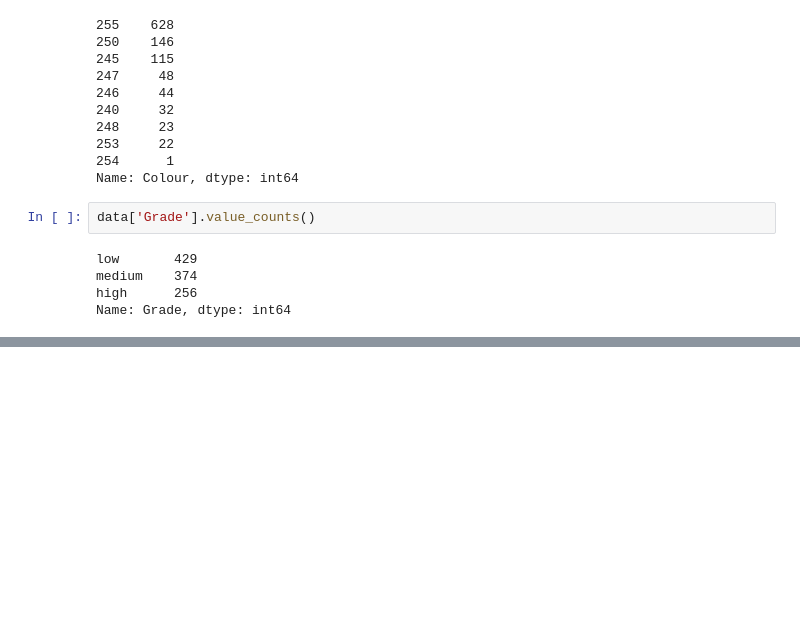
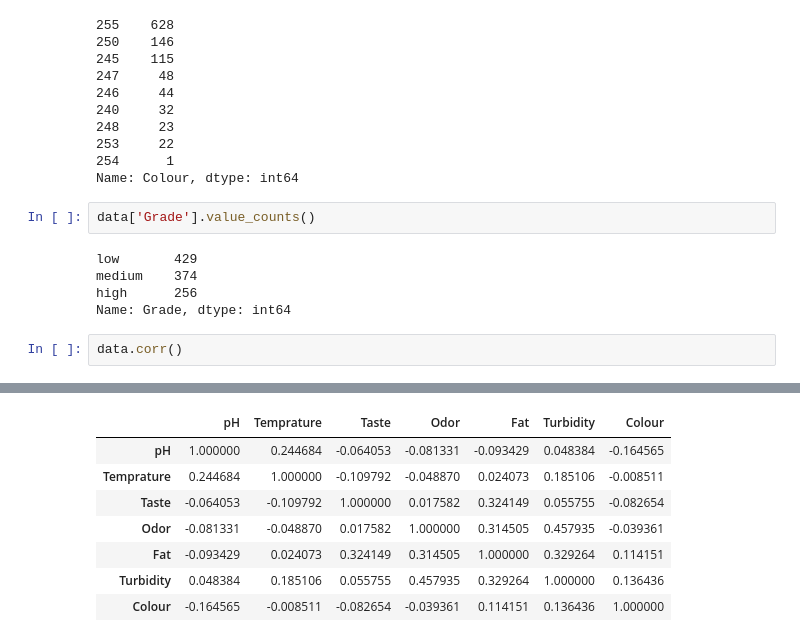
Before and after one commit to nadeap/Machine-Learning, a Jupyter notebook: Milk Quality Prediction/analisis.ipynb, the cells around one changed output, grey strips where cells are left out. Drawn from its saved outputs; the diff is of its cells as text; blank space fills up the shorter version.

```diff
--- a/Milk Quality Prediction/analisis.ipynb
+++ b/Milk Quality Prediction/analisis.ipynb
@@ -162,3 +162,6 @@ low       429
 medium    374
 high      256
 Name: Grade, dtype: int64
+# %%
+data.corr()
+# %% [output]
@@ -164,0 +169,8 @@ Name: Grade, dtype: int64
+|  | pH | Temprature | Taste | Odor | Fat | Turbidity | Colour |
+| pH | 1.000000 | 0.244684 | -0.064053 | -0.081331 | -0.093429 | 0.048384 | -0.164565 |
+| Temprature | 0.244684 | 1.000000 | -0.109792 | -0.048870 | 0.024073 | 0.185106 | -0.008511 |
+| Taste | -0.064053 | -0.109792 | 1.000000 | 0.017582 | 0.324149 | 0.055755 | -0.082654 |
+| Odor | -0.081331 | -0.048870 | 0.017582 | 1.000000 | 0.314505 | 0.457935 | -0.039361 |
+| Fat | -0.093429 | 0.024073 | 0.324149 | 0.314505 | 1.000000 | 0.329264 | 0.114151 |
+| Turbidity | 0.048384 | 0.185106 | 0.055755 | 0.457935 | 0.329264 | 1.000000 | 0.136436 |
+| Colour | -0.164565 | -0.008511 | -0.082654 | -0.039361 | 0.114151 | 0.136436 | 1.000000 |
```
Also changed, not shown: parts of 2 cells of this notebook.
